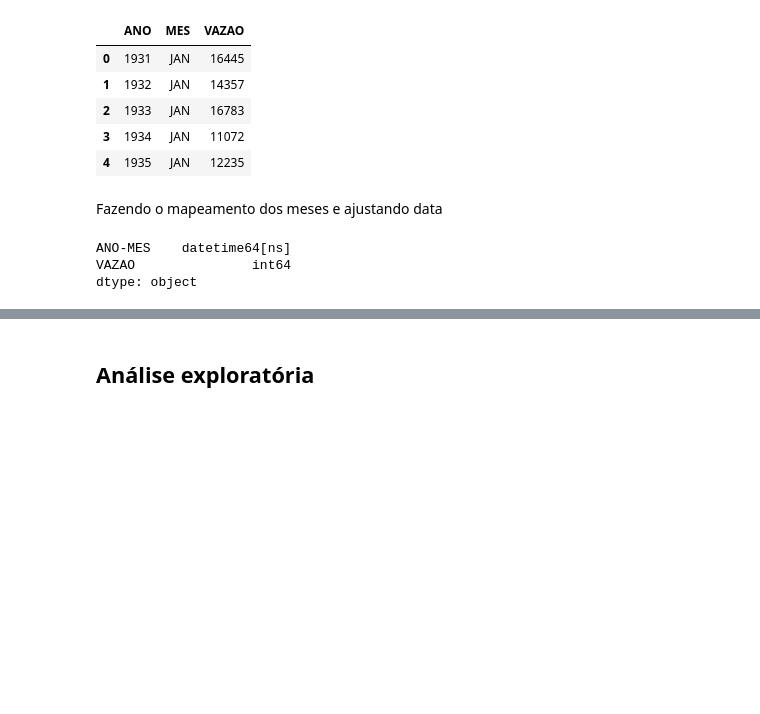
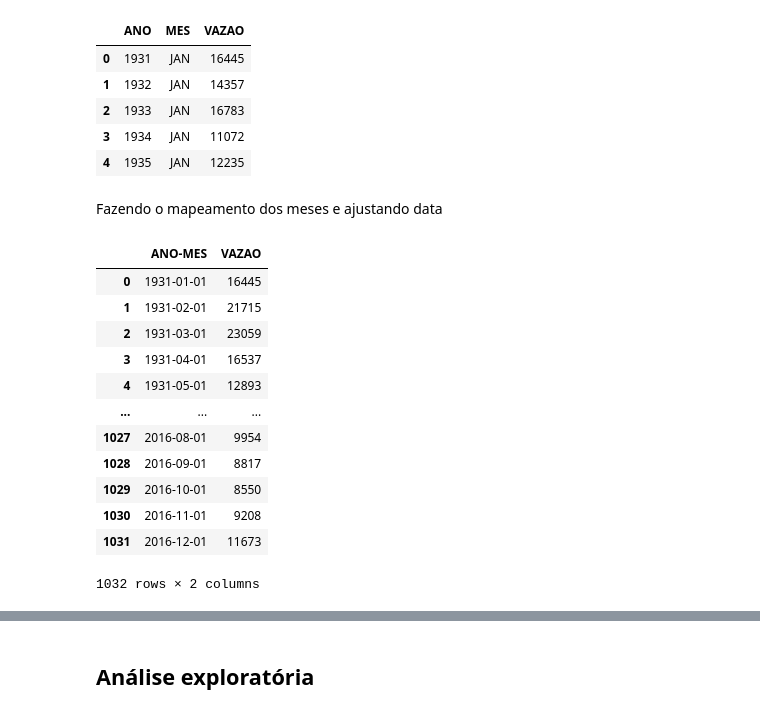
Before and after one commit to mateusbcavalcanti/SARIMAX, a Jupyter notebook: previsao_sarimax.ipynb, the cells around one changed output, grey strips where cells are left out. Saved outputs shown, nothing was run; the diff lists cells and outputs as text; code cells hidden in the pictures; blank space fills up the shorter version.

```diff
--- a/previsao_sarimax.ipynb
+++ b/previsao_sarimax.ipynb
@@ -51,16 +51,26 @@ Fazendo o mapeamento dos meses e ajustando data
 # %%
 meses = {'JAN': '01', 'FEV':'02', 'MAR':'03', 'ABR':'04', 'MAI':'05', 'JUN':'06', 'JUL':'07', 'AGO':'08',
           'SET':'09', 'OUT':'10', 'NOV':'11', 'DEZ':'12'}
 #mapeamento dos meses
 data['MES'] = data['MES'].map(meses)
 #unindo as oclunas de data
 data['ANO-MES'] = data['ANO'].astype(str)+'-'+data['MES'].astype(str)
 #convertendo para o tipo de data
 data['ANO-MES'] = pd.to_datetime(data['ANO-MES'])
 #ordenando os valores de forma ascendente
 data = data[['ANO-MES','VAZAO']].sort_values(by=['ANO-MES'], ascending=True).reset_index(drop=True)
-data.dtypes
+data
 # %% [output]
+|  | ANO-MES | VAZAO |
+| 0 | 1931-01-01 | 16445 |
+| 1 | 1931-02-01 | 21715 |
+| 2 | 1931-03-01 | 23059 |
+| 3 | 1931-04-01 | 16537 |
+| 4 | 1931-05-01 | 12893 |
+| ... | ... | ... |
+| 1027 | 2016-08-01 | 9954 |
+| 1028 | 2016-09-01 | 8817 |
+| 1029 | 2016-10-01 | 8550 |
+| 1030 | 2016-11-01 | 9208 |
+| 1031 | 2016-12-01 | 11673 |
-ANO-MES    datetime64[ns]
-VAZAO               int64
-dtype: object
+1032 rows × 2 columns
```
Also changed, not shown: parts of 8 cells of this notebook.
